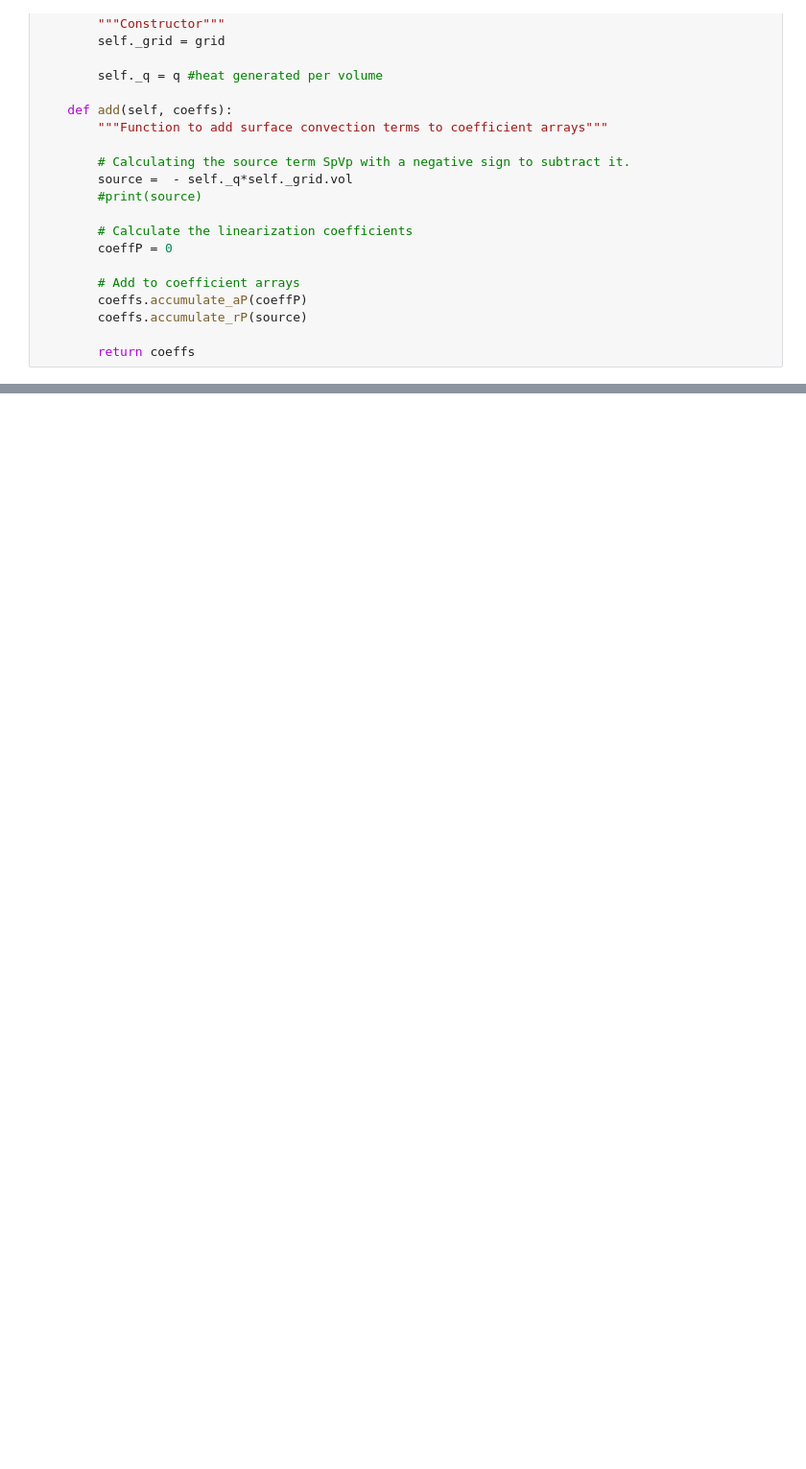
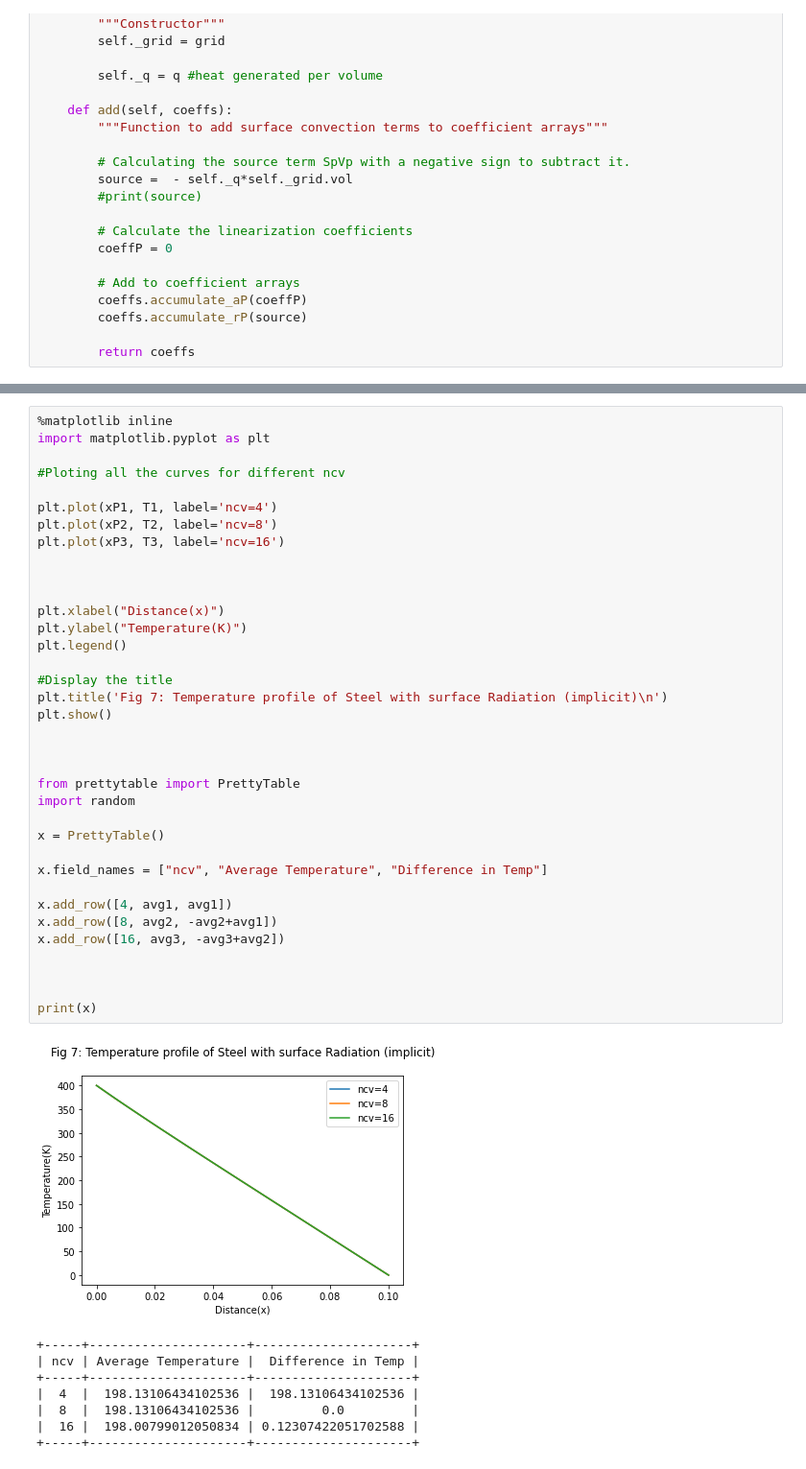
Before and after one commit to LamiaAroni/9710_CFD_project1, a Jupyter notebook: CFD_Assignment_lamia.ipynb, the cells around one changed output, grey strips where cells are left out. Shown at 96% size. Drawn from its saved outputs; the diff is of its cells as text; blank space fills up the shorter version.

```diff
--- a/CFD_Assignment_lamia.ipynb
+++ b/CFD_Assignment_lamia.ipynb
@@ -1738,0 +2714,45 @@ class SurfaceRadiationModel2:
+# %%
+%matplotlib inline
+import matplotlib.pyplot as plt
+
+#Ploting all the curves for different ncv
+
+plt.plot(xP1, T1, label='ncv=4')
+plt.plot(xP2, T2, label='ncv=8')
+plt.plot(xP3, T3, label='ncv=16')
+
+
+
+plt.xlabel("Distance(x)")
+plt.ylabel("Temperature(K)")
+plt.legend()
+
+#Display the title
+plt.title('Fig 7: Temperature profile of Steel with surface Radiation (implicit)\n')
+plt.show()
+
+
+
+from prettytable import PrettyTable
+import random
+
+x = PrettyTable()
+
+x.field_names = ["ncv", "Average Temperature", "Difference in Temp"]
+
+x.add_row([4, avg1, avg1])
+x.add_row([8, avg2, -avg2+avg1])
+x.add_row([16, avg3, -avg3+avg2])
+
+
+
+print(x)
+# %% [output]
+[figure, added]
++-----+---------------------+---------------------+
+| ncv | Average Temperature |  Difference in Temp |
++-----+---------------------+---------------------+
+|  4  |  198.13106434102536 |  198.13106434102536 |
+|  8  |  198.13106434102536 |         0.0         |
+|  16 |  198.00799012050834 | 0.12307422051702588 |
++-----+---------------------+---------------------+
```
Also changed, not shown: parts of 44 cells of this notebook.
